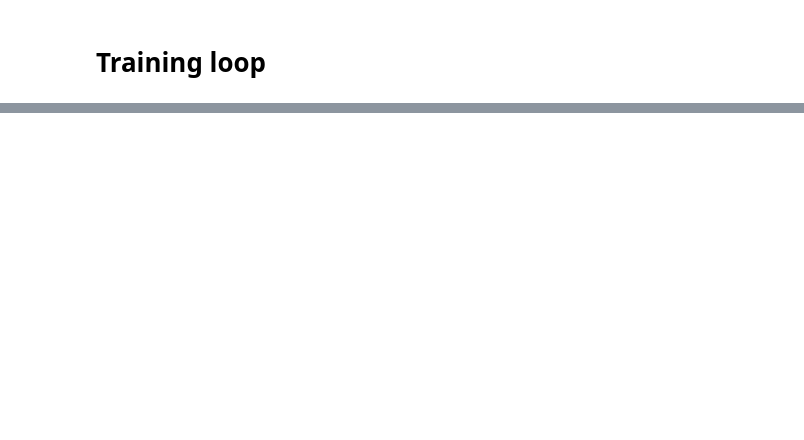
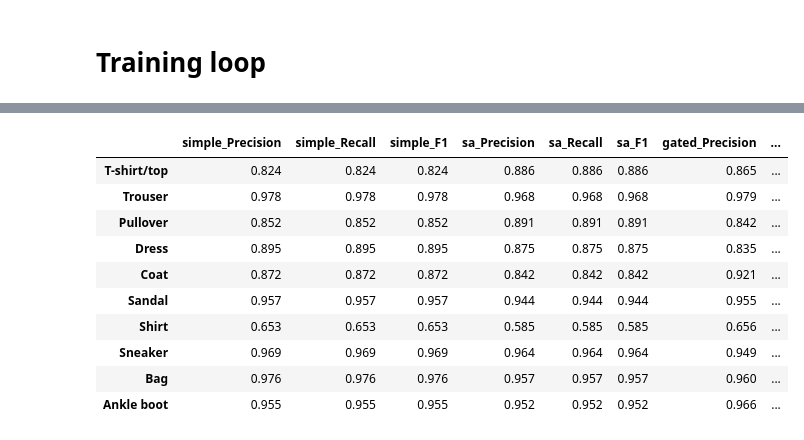
Before and after one commit to sir-timio/image_processing_itmo, a Jupyter notebook: hw1/classfier.ipynb, the cells around one changed output, grey strips where cells are left out. Cells and saved outputs as stored; diff of their text form; code cells hidden in the pictures; blank space fills up the shorter version.

```diff
--- a/hw1/classfier.ipynb
+++ b/hw1/classfier.ipynb
@@ -232,0 +469,2 @@ Missing logger folder: /Users/timur/Documents/itmo_master/1_term/image_processin
+# %%
+simple_metrics = evaluate_model(simple_cnn, val_loader)
@@ -232,0 +485,3 @@ Missing logger folder: /Users/timur/Documents/itmo_master/1_term/image_processin
+# %%
+sa_metrics = evaluate_model(sa_cnn, val_loader)
+sa_metrics
@@ -232,0 +500,3 @@ Missing logger folder: /Users/timur/Documents/itmo_master/1_term/image_processin
+# %%
+gated_metrics = evaluate_model(gated_cnn, val_loader)
+gated_metrics
@@ -232,0 +515,22 @@ Missing logger folder: /Users/timur/Documents/itmo_master/1_term/image_processin
+# %%
+names = ['simple', 'sa', 'gated']
+dfs = [simple_metrics, sa_metrics, gated_metrics]
+
+unidf = []
+for name, df in zip(names, dfs):
+    unidf.append(df.add_prefix(f"{name}_"))
+unidf = pd.concat(unidf, axis=1)
+# %%
+unidf
+# %% [output]
+|  | simple_Precision | simple_Recall | simple_F1 | sa_Precision | sa_Recall | sa_F1 | gated_Precision | ... |
+| T-shirt/top | 0.824 | 0.824 | 0.824 | 0.886 | 0.886 | 0.886 | 0.865 | ... |
+| Trouser | 0.978 | 0.978 | 0.978 | 0.968 | 0.968 | 0.968 | 0.979 | ... |
+| Pullover | 0.852 | 0.852 | 0.852 | 0.891 | 0.891 | 0.891 | 0.842 | ... |
+| Dress | 0.895 | 0.895 | 0.895 | 0.875 | 0.875 | 0.875 | 0.835 | ... |
+| Coat | 0.872 | 0.872 | 0.872 | 0.842 | 0.842 | 0.842 | 0.921 | ... |
+| Sandal | 0.957 | 0.957 | 0.957 | 0.944 | 0.944 | 0.944 | 0.955 | ... |
+| Shirt | 0.653 | 0.653 | 0.653 | 0.585 | 0.585 | 0.585 | 0.656 | ... |
+| Sneaker | 0.969 | 0.969 | 0.969 | 0.964 | 0.964 | 0.964 | 0.949 | ... |
+| Bag | 0.976 | 0.976 | 0.976 | 0.957 | 0.957 | 0.957 | 0.960 | ... |
+| Ankle boot | 0.955 | 0.955 | 0.955 | 0.952 | 0.952 | 0.952 | 0.966 | ... |
```
Also changed, not shown: parts of 28 cells of this notebook.
